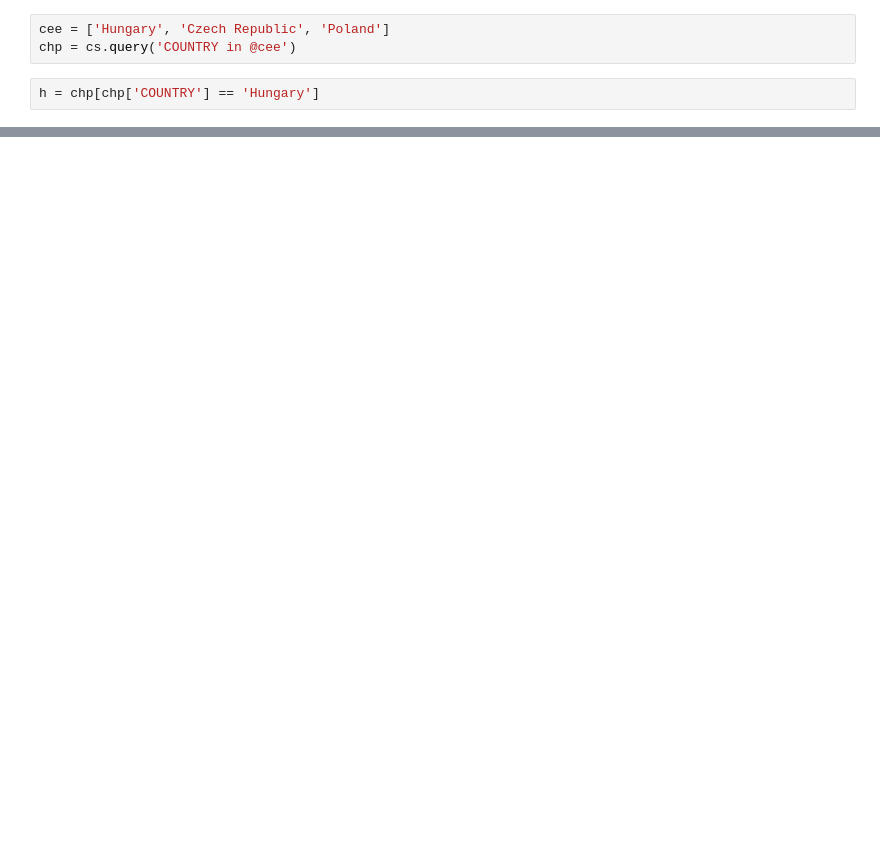
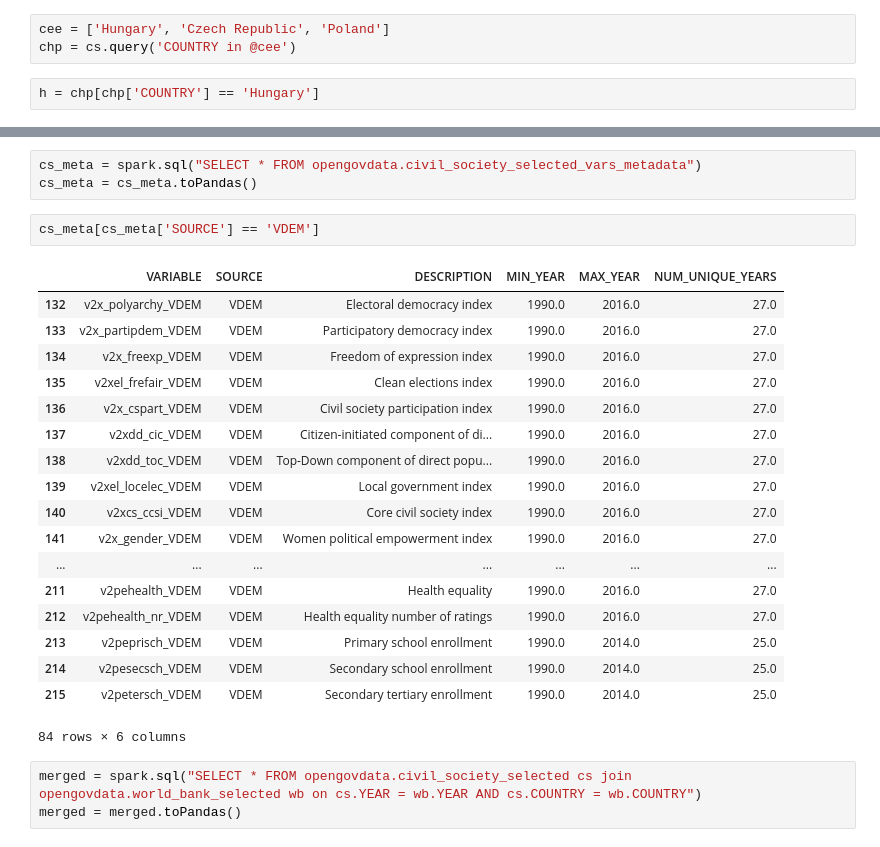
Before and after one commit to MichalMilkowski1989/Datathon-Vienna-2018, a Jupyter notebook: OpenGovData/Teams/PyTeam/hungary.ipynb, the cells around one changed output, grey strips where cells are left out. Drawn from its saved outputs; the diff is of its cells as text; blank space fills up the shorter version.

```diff
--- a/OpenGovData/Teams/PyTeam/hungary.ipynb
+++ b/OpenGovData/Teams/PyTeam/hungary.ipynb
@@ -116,0 +140,27 @@ NameError: name 'plot' is not defined
+# %%
+cs_meta = spark.sql("SELECT * FROM opengovdata.civil_society_selected_vars_metadata")
+cs_meta = cs_meta.toPandas()
+# %%
+cs_meta[cs_meta['SOURCE'] == 'VDEM']
+# %% [output]
+|  | VARIABLE | SOURCE | DESCRIPTION | MIN_YEAR | MAX_YEAR | NUM_UNIQUE_YEARS |
+| 132 | v2x_polyarchy_VDEM | VDEM | Electoral democracy index | 1990.0 | 2016.0 | 27.0 |
+| 133 | v2x_partipdem_VDEM | VDEM | Participatory democracy index | 1990.0 | 2016.0 | 27.0 |
+| 134 | v2x_freexp_VDEM | VDEM | Freedom of expression index | 1990.0 | 2016.0 | 27.0 |
+| 135 | v2xel_frefair_VDEM | VDEM | Clean elections index | 1990.0 | 2016.0 | 27.0 |
+| 136 | v2x_cspart_VDEM | VDEM | Civil society participation index | 1990.0 | 2016.0 | 27.0 |
+| 137 | v2xdd_cic_VDEM | VDEM | Citizen-initiated component of di... | 1990.0 | 2016.0 | 27.0 |
+| 138 | v2xdd_toc_VDEM | VDEM | Top-Down component of direct popu... | 1990.0 | 2016.0 | 27.0 |
+| 139 | v2xel_locelec_VDEM | VDEM | Local government index | 1990.0 | 2016.0 | 27.0 |
+| 140 | v2xcs_ccsi_VDEM | VDEM | Core civil society index | 1990.0 | 2016.0 | 27.0 |
+| 141 | v2x_gender_VDEM | VDEM | Women political empowerment index | 1990.0 | 2016.0 | 27.0 |
+| ... | ... | ... | ... | ... | ... | ... |
+| 211 | v2pehealth_VDEM | VDEM | Health equality | 1990.0 | 2016.0 | 27.0 |
+| 212 | v2pehealth_nr_VDEM | VDEM | Health equality number of ratings | 1990.0 | 2016.0 | 27.0 |
+| 213 | v2peprisch_VDEM | VDEM | Primary school enrollment | 1990.0 | 2014.0 | 25.0 |
+| 214 | v2pesecsch_VDEM | VDEM | Secondary school enrollment | 1990.0 | 2014.0 | 25.0 |
+| 215 | v2petersch_VDEM | VDEM | Secondary tertiary enrollment | 1990.0 | 2014.0 | 25.0 |
+84 rows × 6 columns
+# %%
+merged = spark.sql("SELECT * FROM opengovdata.civil_society_selected cs join opengovdata.world_bank_selected wb on cs.YEAR = wb.YEAR AND cs.COUNTRY = wb.COUNTRY")
+merged = merged.toPandas()
```
Also changed, not shown: parts of 22 cells of this notebook.
